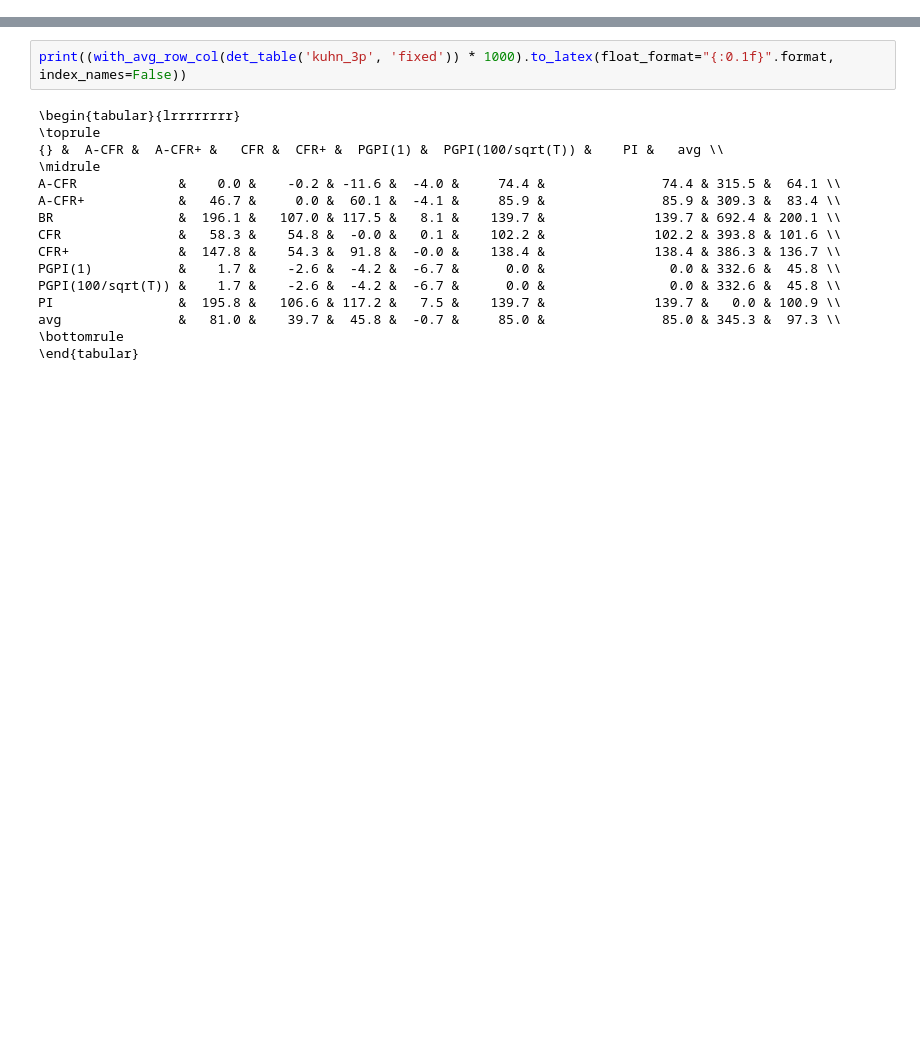
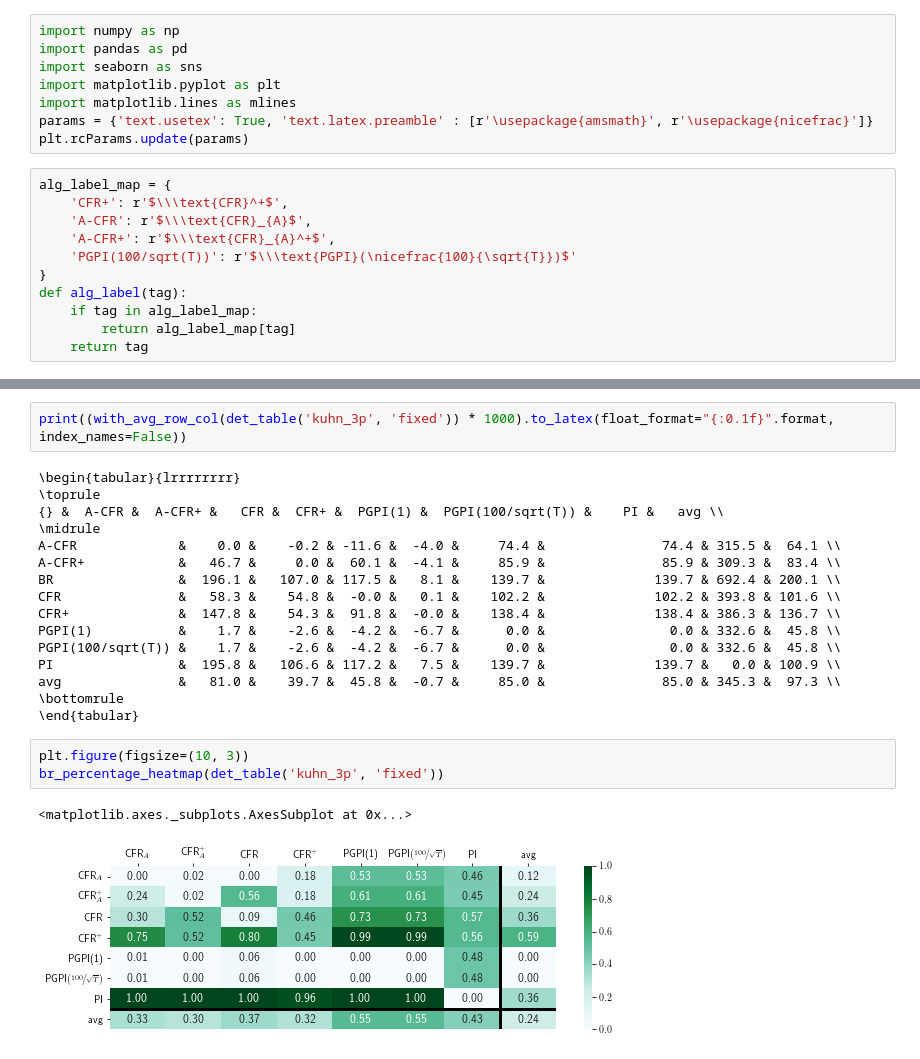
Before and after one commit to dmorrill10/hr_edl_experiments, a Jupyter notebook: mal_cfr_data.ipynb, the cells around one changed output, grey strips where cells are left out. Cells and saved outputs as stored; diff of their text form; blank space fills up the shorter version.

```diff
--- a/mal_cfr_data.ipynb
+++ b/mal_cfr_data.ipynb
@@ -4,3 +1,22 @@ import pandas as pd
+# %%
+import numpy as np
+import pandas as pd
+import seaborn as sns
+import matplotlib.pyplot as plt
+import matplotlib.lines as mlines
+params = {'text.usetex': True, 'text.latex.preamble' : [r'\usepackage{amsmath}', r'\usepackage{nicefrac}']}
+plt.rcParams.update(params)
+# %%
+alg_label_map = {
+    'CFR+': r'$\\\text{CFR}^+$',
+    'A-CFR': r'$\\\text{CFR}_{A}$',
+    'A-CFR+': r'$\\\text{CFR}_{A}^+$',
+    'PGPI(100/sqrt(T))': r'$\\\text{PGPI}(\nicefrac{100}{\sqrt{T}})$'
+}
+def alg_label(tag):
+    if tag in alg_label_map:
+        return alg_label_map[tag]
+    return tag
 # %%
 data = pd.DataFrame.from_records(np.load('results/mal_cfr_data.npy', allow_pickle=True))
 data
@@ -63,3 +171,9 @@ PI                &  195.8 &   106.6 & 117.2 &   7.5 &    139.7 &              1
 avg               &   81.0 &    39.7 &  45.8 &  -0.7 &     85.0 &               85.0 & 345.3 &  97.3 \\
 \bottomrule
 \end{tabular}
+# %%
+plt.figure(figsize=(10, 3))
+br_percentage_heatmap(det_table('kuhn_3p', 'fixed'))
+# %% [output]
+<matplotlib.axes._subplots.AxesSubplot at 0x...>
+[figure, added]
```
Also changed, not shown: parts of 10 cells of this notebook.
